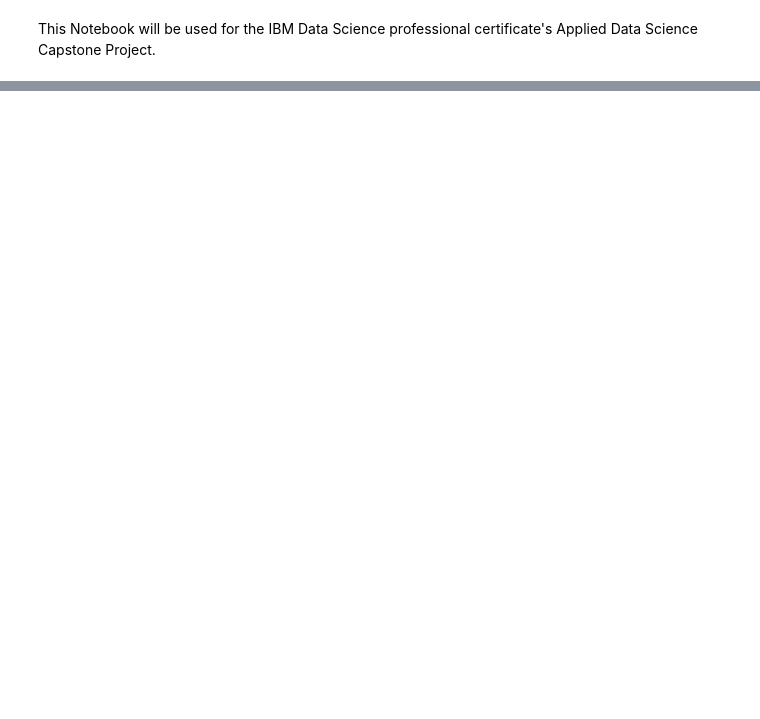
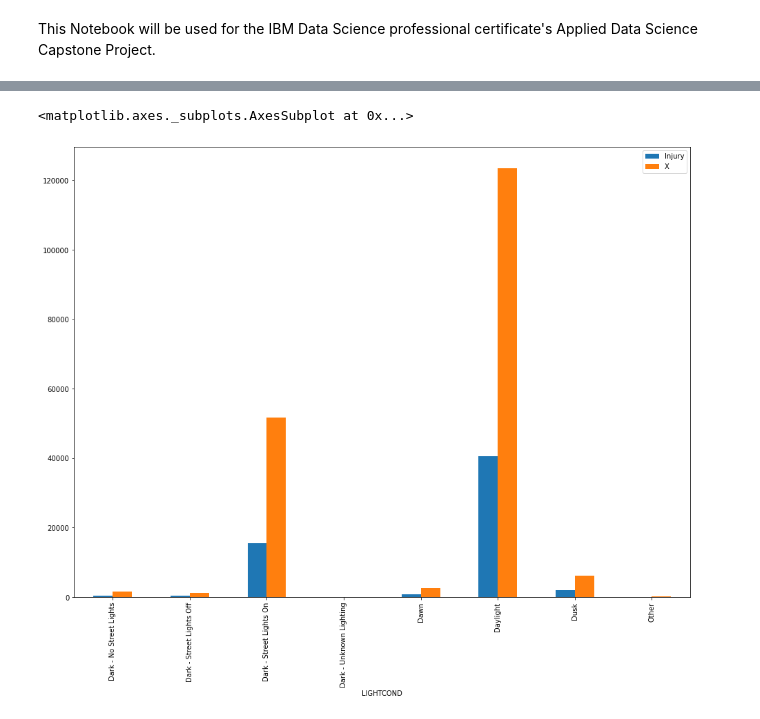
Before and after one commit to mjpower515/VehicleAccidentSeverity, a Jupyter notebook: Primary Notebook.ipynb, the cells around one changed output, grey strips where cells are left out. Cells and saved outputs as stored; diff of their text form; code cells hidden in the pictures; blank space fills up the shorter version.

```diff
--- a/Primary Notebook.ipynb
+++ b/Primary Notebook.ipynb
@@ -62,0 +160,6 @@ Feat.head()
+# %%
+col = feats[2]
+NoNA.groupby(col).agg({'Injury':sum,'X':'count'}).plot(kind='bar', figsize=(16,12))
+# %% [output]
+<matplotlib.axes._subplots.AxesSubplot at 0x...>
+[figure, added]
```
Also changed, not shown: parts of 81 cells of this notebook, 15 other files.
